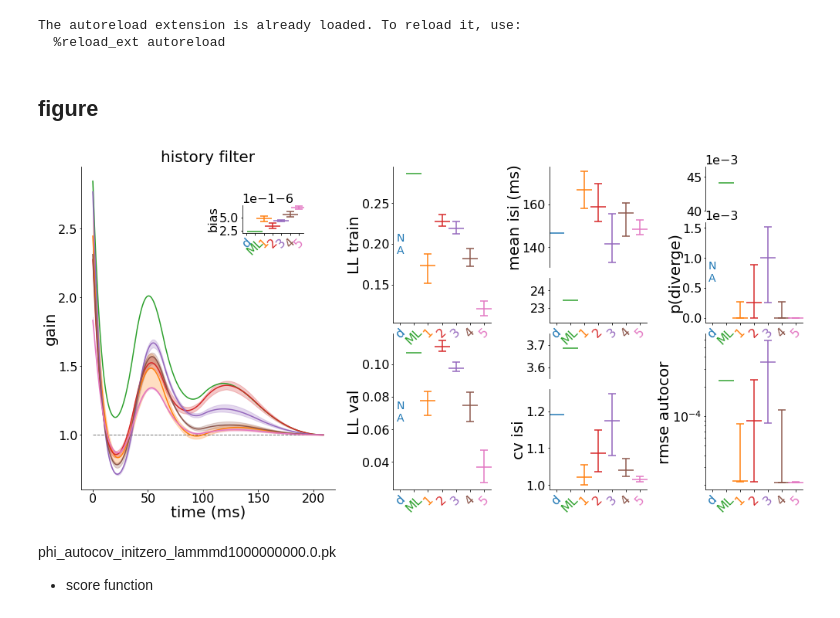
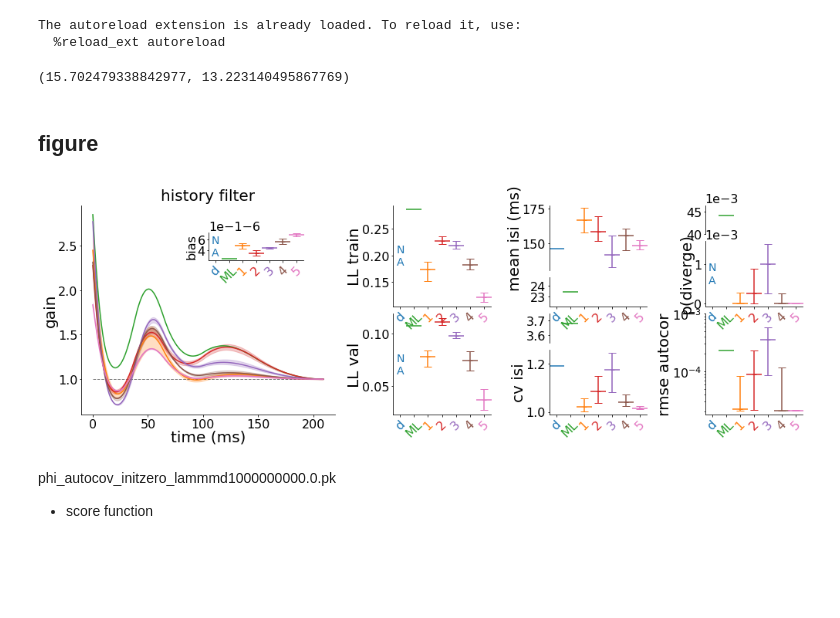
Before and after one commit to diegoarri91/mmd-glm, a Jupyter notebook: experiments/figure4/huk_kernels_comparison.ipynb, the cells around one changed output. Cells and saved outputs as stored; diff of their text form; code cells hidden in the pictures; blank space fills up the shorter version.

Commit message:
adjustments figure 4

```diff
--- a/experiments/figure4/huk_kernels_comparison.ipynb
+++ b/experiments/figure4/huk_kernels_comparison.ipynb
@@ -33,6 +33,7 @@ for key, val in paper.items():
     mpl.rcParams[key] = val
 palette = dict(d='tab:blue', ml='#2ca02c', mmd='C1', l2='C8')
 ms, mew, capsize= 20, 1.5, 5
+capthick = 1
 
 mmd_fits_colors = ['C1', 'C3', 'C4', 'C5', 'C6', 'C7', 'C9']
 
@@ -45,6 +46,10 @@ The autoreload extension is already loaded. To reload it, use:
 def define_broken_plot_lims(ax, ya, yb):
     ax[0].set_ylim(ya)
     ax[1].set_ylim(yb)
+# %%
+np.max(np.sum(st_train.mask, 0) / (st_train.mask.shape[0] * dt) * 1000), np.max(np.sum(st_val.mask, 0) / (st_train.mask.shape[0] * dt) * 1000)
+# %% [output]
+(15.702479338842977, 13.223140495867769)
 # %%
 path = "./huk_p110509b_dots.h5"
 
@@ -104,7 +109,7 @@ whis = [5, 95]
 lw_eta = 1.5
 widths = 0.5
 
-fig, (axeta, axbias, axll_train, axmuisi, axlabels, axci, axll_val, axmuisi, axcv, axac, ax11, axpdiv, ax3, ax4) = plot_layout_fig4(figsize=(24, 7.7))
+fig, (axeta, axbias, axll_train, axmuisi, axlabels, axci, axll_val, axmuisi, axcv, axac, ax11, axpdiv, ax3, ax4) = plot_layout_fig4(figsize=(24, 5))
 
 fig.subplots_adjust(hspace=1.5, wspace=0.6)
 
@@ -161,7 +166,9 @@ def plot_errorbar(ii, x, ax, color, **kwargs):
     if x[1] is None:
         ax.errorbar(ii, x[0], color=color, fmt='_', **kwargs)
     else:
-        ax.errorbar(ii, x[0], color=color, yerr=np.array([x[1], x[2]])[:, None], fmt='_', **kwargs)
+        ax.plot(ii, x[0], color=color, marker='_', ms=ms, mew=mew)
+        ax.errorbar(ii, x[0], color=color, yerr=np.array([x[1], x[2]])[:, None], fmt='_', capsize=capsize, capthick=capthick)
+#         ax.errorbar(ii, x[0], color=color, yerr=np.array([x[1], x[2]])[:, None], fmt='_', **kwargs)
 
 def plot_observables(ii=None, g=None, eta_vals=None, ll_train=None, ll_val=None, fr=None, isi=None, p_divergent=None, mu_isi=None, cv_isi=None, ks_cum=None,
                      autocor_mse=None, history_mse=None, grad_cv=None, psth_mse=None, color=None, broken=None):
@@ -371,37 +378,43 @@ for ax in (axbias, axll_train, axll_val, axmuisi[1], axcv[1], axac, axpdiv[1]):
     ax.get_xticklabels()[0].set_color(palette['d'])
     ax.get_xticklabels()[1].set_color(palette['ml'])
 
-for ax in (axll_train, axll_val, axpdiv[1]):
+for ax in (axbias, axll_train, axll_val, axpdiv[1]):
 #     ax.text(0.1, 0.5, 'N\nA', color=palette['d'], fontsize=14, horizontalalignment='center',
 #             verticalalignment='center', transform=ax.transAxes)
     ax.text(0, (ax.get_ylim()[0] + ax.get_ylim()[1]) / 2, 'N\nA', color=palette['d'], fontsize=14, horizontalalignment='center',
             verticalalignment='center')
 
 axbias.ticklabel_format(axis="y", style="sci", scilimits=(0,0), useOffset=-6)
+# axbias.set_yticks([-5.7, -5.5])
+axbias.set_yticks([-5.6, -5.4])
+
+axll_val.set_yticks([0.05, 0.1])
 
 # axac[0].ticklabel_format(axis="y", style="sci", scilimits=(-4,-4), useOffset=False)
 # axac[1].ticklabel_format(axis="y", style="sci", scilimits=(-4,-4), useOffset=False)
 # axci[0].ticklabel_format(axis="y", style="sci", scilimits=(0,0), useOffset=False)
 # axci[1].ticklabel_format(axis="y", style="sci", scilimits=(0,0), useOffset=False)
+axac.set_yticks([1e-4, 1e-3])
 axac.set_yscale('log')
+axac.set_yticks([1e-4, 1e-3])
 
 axcv[0].set_yticks([3.6, 3.7])
 axcv[0].set_ylim([3.55, 3.75])
 
 axpdiv[0].set_yticks([0.040, 0.045])
 # axpdiv[0].ticklabel_format(axis="y", style="sci", scilimits=(0,0), useOffset=0.04)
 axpdiv[0].ticklabel_format(axis="y", style="sci", scilimits=(-3,-3), useOffset=False)
 axpdiv[1].ticklabel_format(axis="y", style="sci", scilimits=(-3,-3), useOffset=False)
 # axpdiv[0].set_yscale('log')
 
 # axpdiv[1].get_yaxis().set_minor_formatter(ticker.NullFormatter())
 
 fig.subplots_adjust(hspace=0.25)
 
 fig.savefig('./fig4.pdf', transparent=True, bbox_inches='tight')
 fig.savefig('./fig4.svg', transparent=True, bbox_inches='tight')
 # %% [output]
-[figure, old version]
+[figure, new version]
 # %% [markdown]
 phi_autocov_initzero_lammmd1000000000.0.pk
 - score function
```
Also changed, not shown: 3 other files.
